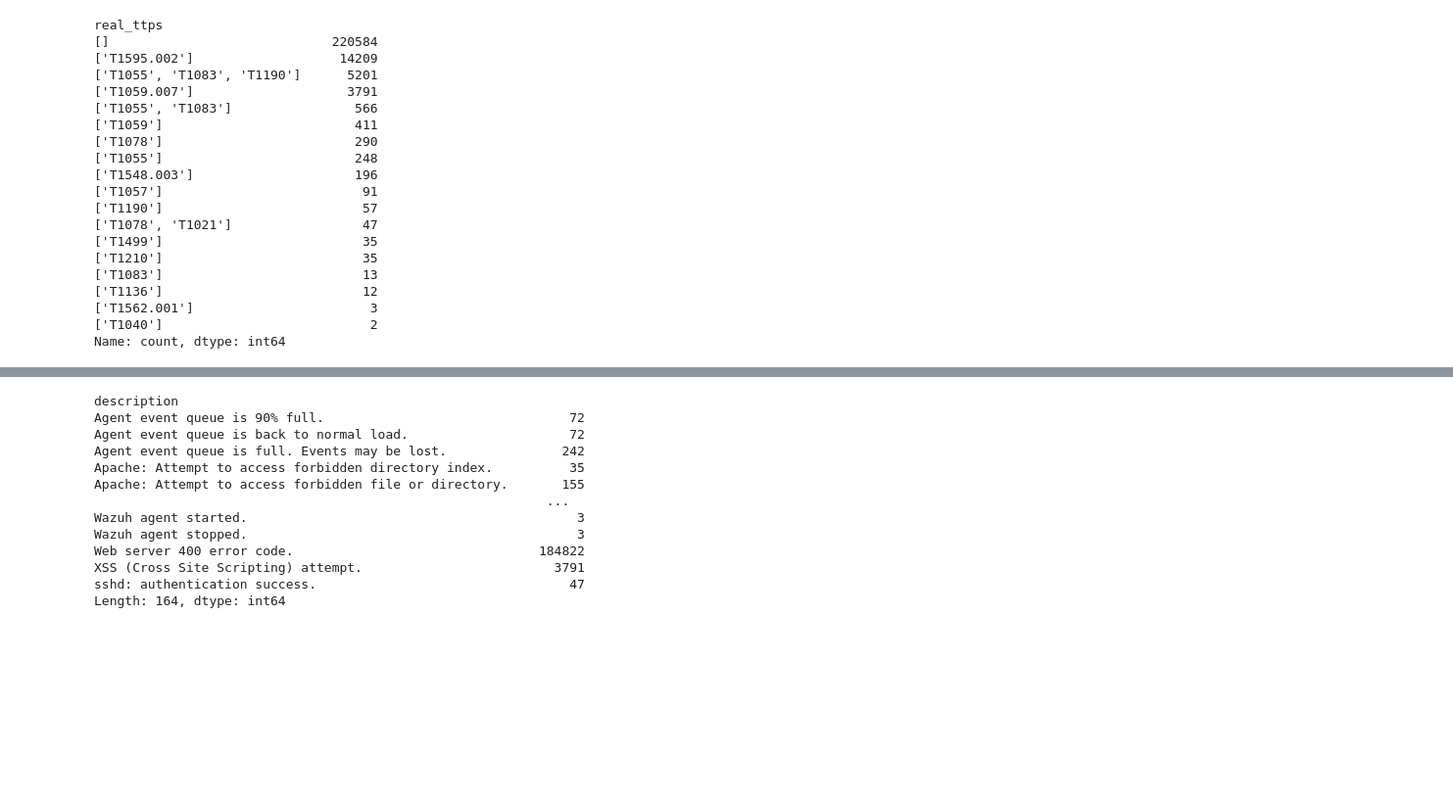
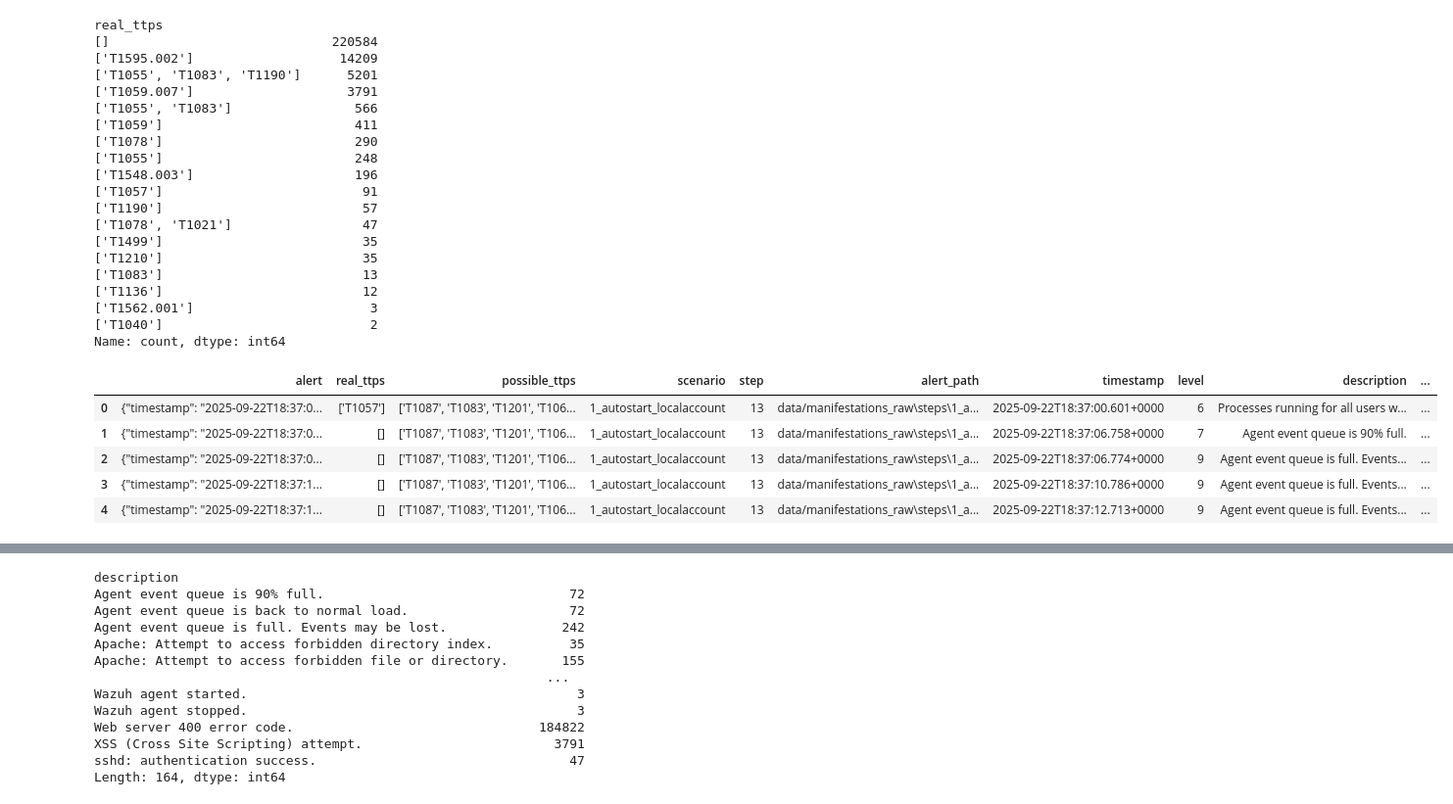
Before and after one commit to omarinfl/alert_correlation, a Jupyter notebook: extraction.ipynb, the cells around one changed output, grey strips where cells are left out. Shown at 98% size. Saved outputs shown, nothing was run; the diff lists cells and outputs as text; code cells hidden in the pictures; blank space fills up the shorter version.

```diff
--- a/extraction.ipynb
+++ b/extraction.ipynb
@@ -205,3 +215,12 @@ alerts_df = pd.DataFrame(columns=["timestamp", "level", "description", "rule_id"
+# %%
+df.head()
+# %% [output]
+|  | alert | real_ttps | possible_ttps | scenario | step | alert_path | timestamp | level | description | ... |
+| 0 | {"timestamp": "2025-09-22T18:37:0... | ['T1057'] | ['T1087', 'T1083', 'T1201', 'T106... | 1_autostart_localaccount | 13 | data/manifestations_raw\steps\1_a... | 2025-09-22T18:37:00.601+0000 | 6 | Processes running for all users w... | ... |
+| 1 | {"timestamp": "2025-09-22T18:37:0... | [] | ['T1087', 'T1083', 'T1201', 'T106... | 1_autostart_localaccount | 13 | data/manifestations_raw\steps\1_a... | 2025-09-22T18:37:06.758+0000 | 7 | Agent event queue is 90% full. | ... |
+| 2 | {"timestamp": "2025-09-22T18:37:0... | [] | ['T1087', 'T1083', 'T1201', 'T106... | 1_autostart_localaccount | 13 | data/manifestations_raw\steps\1_a... | 2025-09-22T18:37:06.774+0000 | 9 | Agent event queue is full. Events... | ... |
+| 3 | {"timestamp": "2025-09-22T18:37:1... | [] | ['T1087', 'T1083', 'T1201', 'T106... | 1_autostart_localaccount | 13 | data/manifestations_raw\steps\1_a... | 2025-09-22T18:37:10.786+0000 | 9 | Agent event queue is full. Events... | ... |
+| 4 | {"timestamp": "2025-09-22T18:37:1... | [] | ['T1087', 'T1083', 'T1201', 'T106... | 1_autostart_localaccount | 13 | data/manifestations_raw\steps\1_a... | 2025-09-22T18:37:12.713+0000 | 9 | Agent event queue is full. Events... | ... |
 # %%
 alerts_with_ttp = df[df['real_ttps'] != '[]']
 alerts_with_ttp
```
Also changed, not shown: parts of 13 cells of this notebook, 5 other files.
